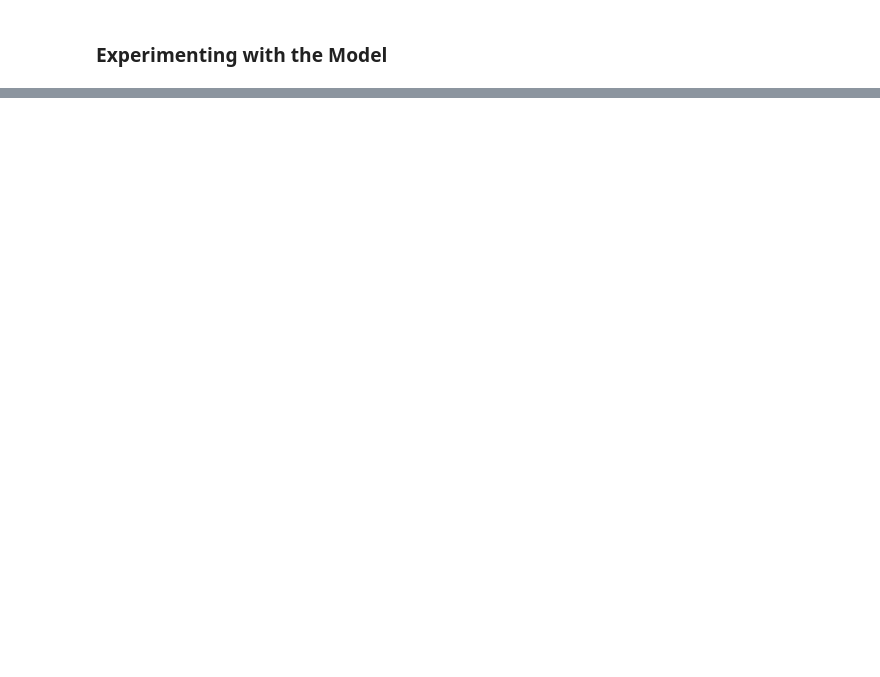
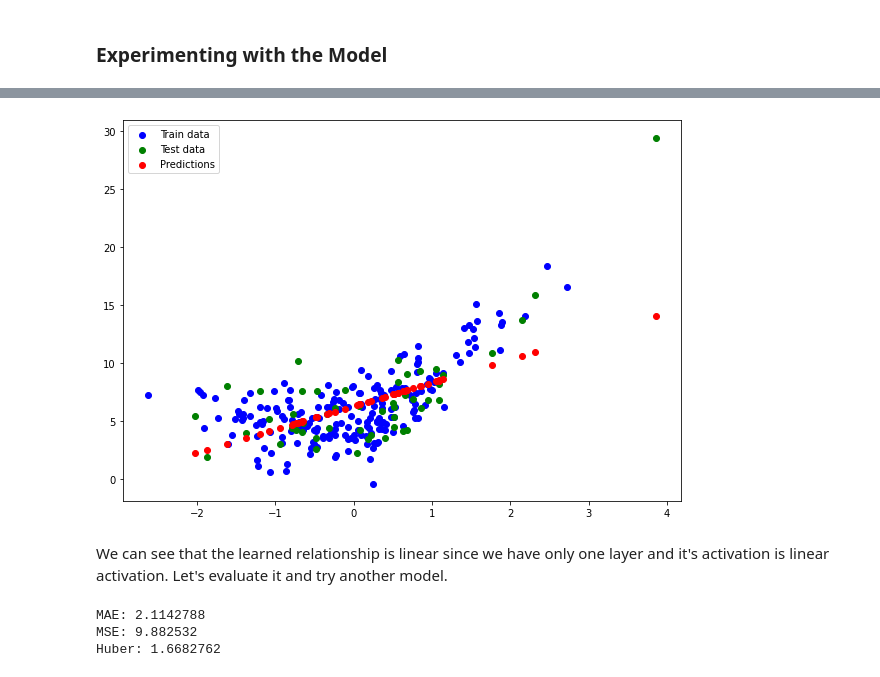
Before and after one commit to emirdemic/Learning-TensorFlow, a Jupyter notebook: TensorFlow.ipynb, the cells around one changed output, grey strips where cells are left out. Saved outputs shown, nothing was run; the diff lists cells and outputs as text; code cells hidden in the pictures; blank space fills up the shorter version.

```diff
--- a/TensorFlow.ipynb
+++ b/TensorFlow.ipynb
@@ -1210,0 +1222,29 @@ tf.Tensor(1.2569238, shape=(), dtype=float32)
+# %%
+# First experiment
+tf.random.set_seed(42)
+model1 = tf.keras.Sequential()
+model1.add(tf.keras.layers.Dense(1))
+
+model1.compile(
+    loss = tf.keras.losses.mse,
+    optimizer = tf.keras.optimizers.SGD(),
+    metrics = ['mse', 'mae']
+)
+
+model1.fit(x_train, y_train, epochs = 300, verbose = 0);
+# %%
+model1_pred = model1.predict(x_test)
+plot_predictions(x_train, y_train, x_test, y_test, model1_pred);
+# %% [output]
+[figure, added]
+# %% [markdown]
+We can see that the learned relationship is linear since we have only one layer and it's activation is linear activation. Let's evaluate it and try another model.
+# %%
+results1 = evaluate_nn(y_test, tf.squeeze(model1_pred))
+print('MAE:', results1[0])
+print('MSE:', results1[1])
+print('Huber:', results1[2])
+# %% [output]
+MAE: 2.1142788
+MSE: 9.882532
+Huber: 1.6682762
```
Also changed, not shown: parts of 38 cells of this notebook.
